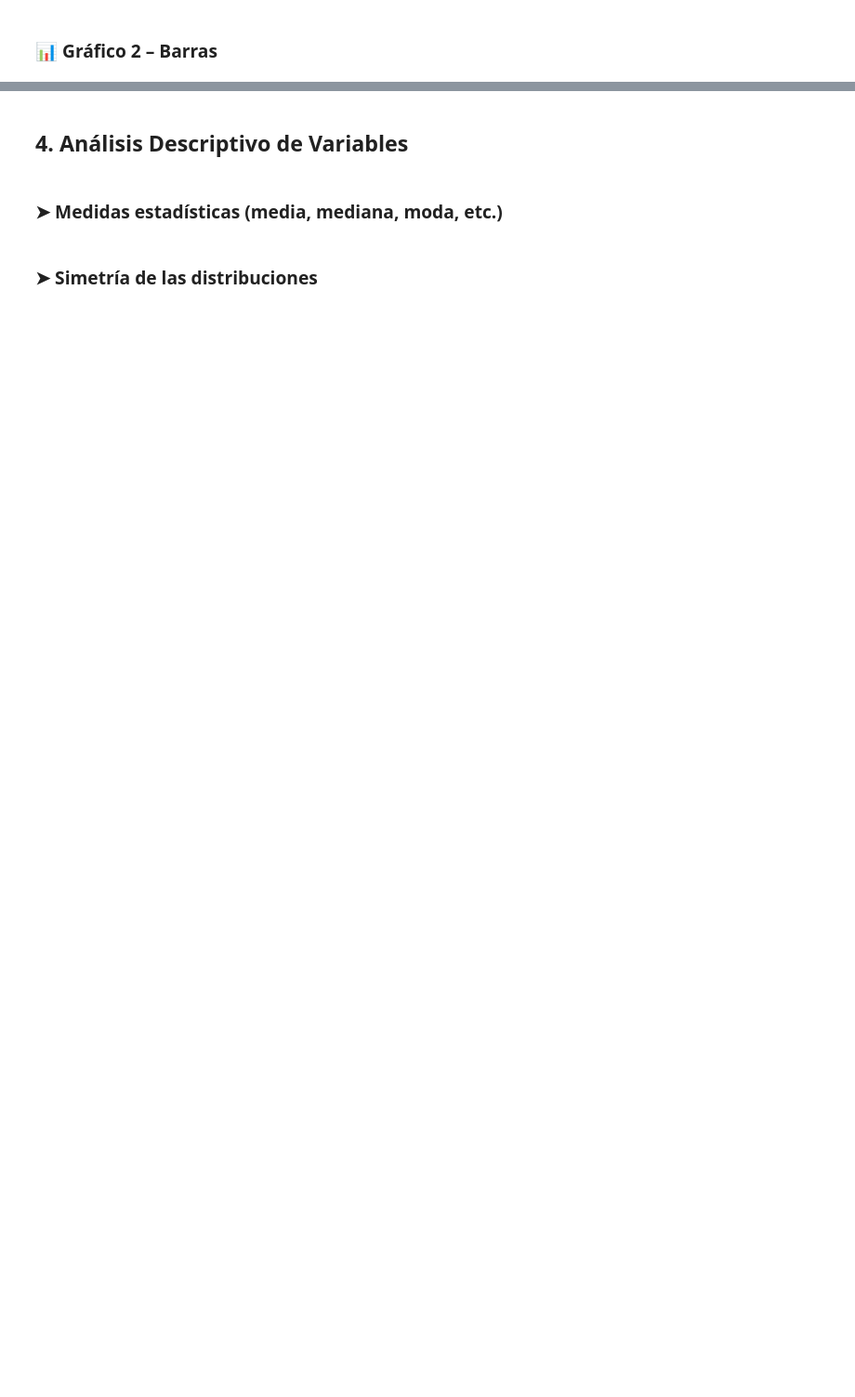
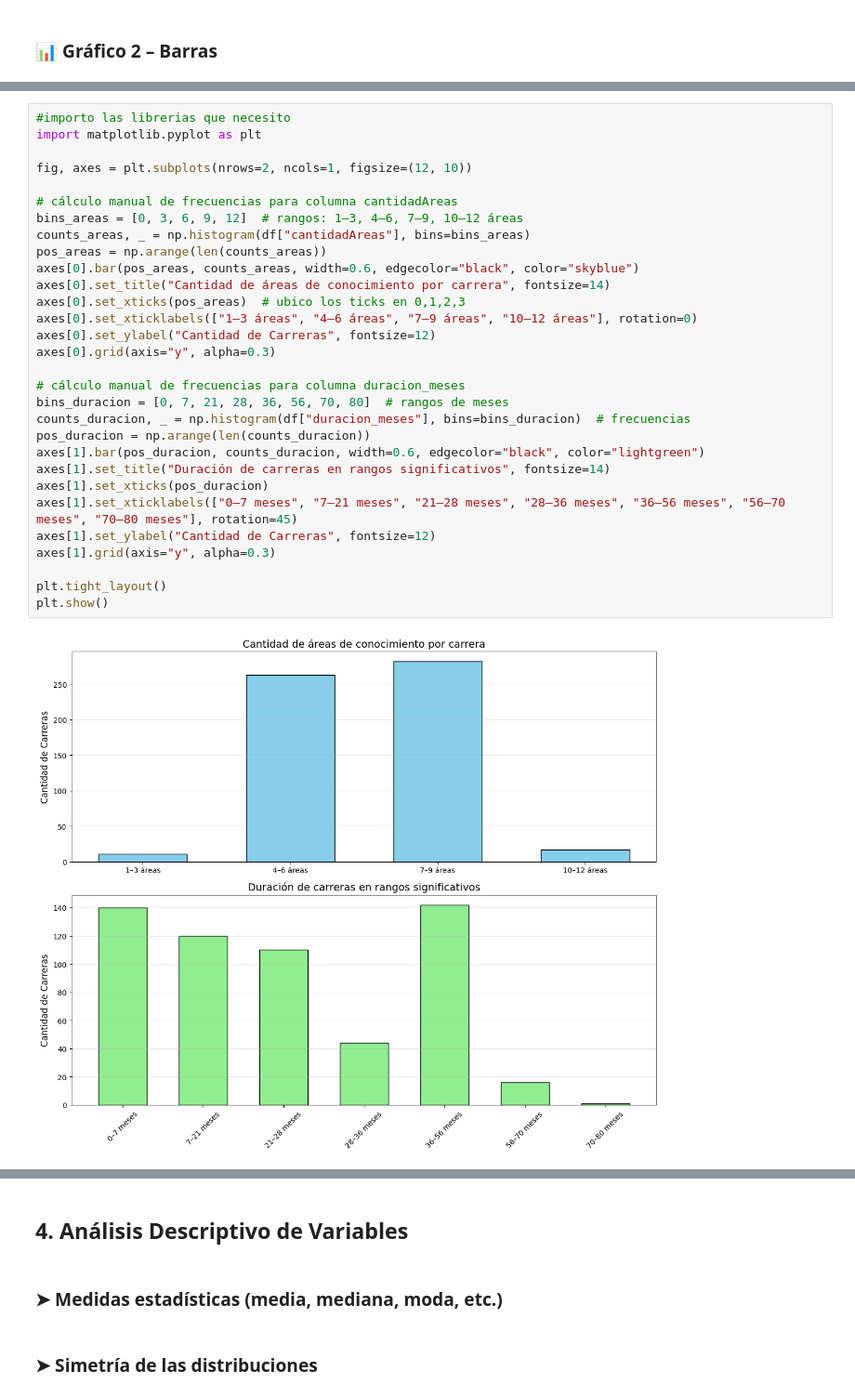
Before and after one commit to Nico0626/Analista-de-datos, a Jupyter notebook: Documentacion/limpieza.ipynb, the cells around one changed output, grey strips where cells are left out. Shown: that part at 93% size. Cells and saved outputs as stored; diff of their text form; blank space fills up the shorter version.

```diff
--- a/Documentacion/limpieza.ipynb
+++ b/Documentacion/limpieza.ipynb
@@ -1000,0 +1121,32 @@ DatasetLimpio.csv actualizado
+# %%
+#importo las librerias que necesito
+import matplotlib.pyplot as plt
+
+fig, axes = plt.subplots(nrows=2, ncols=1, figsize=(12, 10))
+
+# cálculo manual de frecuencias para columna cantidadAreas
+bins_areas = [0, 3, 6, 9, 12]  # rangos: 1–3, 4–6, 7–9, 10–12 áreas
+counts_areas, _ = np.histogram(df["cantidadAreas"], bins=bins_areas)
+pos_areas = np.arange(len(counts_areas))
+axes[0].bar(pos_areas, counts_areas, width=0.6, edgecolor="black", color="skyblue")
+axes[0].set_title("Cantidad de áreas de conocimiento por carrera", fontsize=14)
+axes[0].set_xticks(pos_areas)  # ubico los ticks en 0,1,2,3
+axes[0].set_xticklabels(["1–3 áreas", "4–6 áreas", "7–9 áreas", "10–12 áreas"], rotation=0)
+axes[0].set_ylabel("Cantidad de Carreras", fontsize=12)
+axes[0].grid(axis="y", alpha=0.3)
+
+# cálculo manual de frecuencias para columna duracion_meses
+bins_duracion = [0, 7, 21, 28, 36, 56, 70, 80]  # rangos de meses
+counts_duracion, _ = np.histogram(df["duracion_meses"], bins=bins_duracion)  # frecuencias
+pos_duracion = np.arange(len(counts_duracion))
+axes[1].bar(pos_duracion, counts_duracion, width=0.6, edgecolor="black", color="lightgreen")
+axes[1].set_title("Duración de carreras en rangos significativos", fontsize=14)
+axes[1].set_xticks(pos_duracion)
+axes[1].set_xticklabels(["0–7 meses", "7–21 meses", "21–28 meses", "28–36 meses", "36–56 meses", "56–70 meses", "70–80 meses"], rotation=45)
+axes[1].set_ylabel("Cantidad de Carreras", fontsize=12)
+axes[1].grid(axis="y", alpha=0.3)
+
+plt.tight_layout()
+plt.show()
+# %% [output]
+[figure, added]
```
Also changed, not shown: parts of 23 cells of this notebook.
